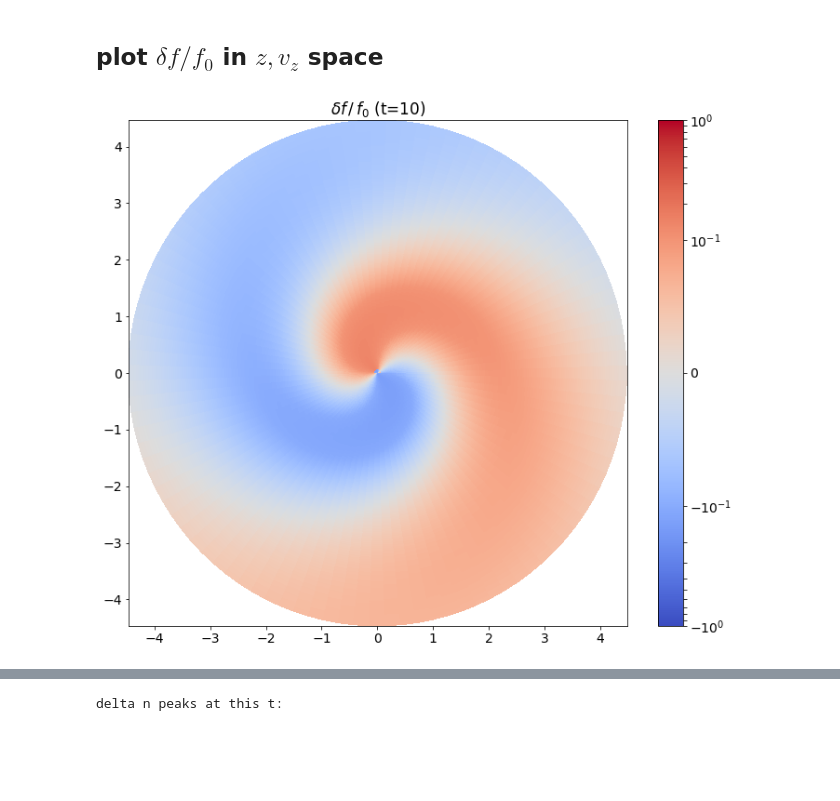
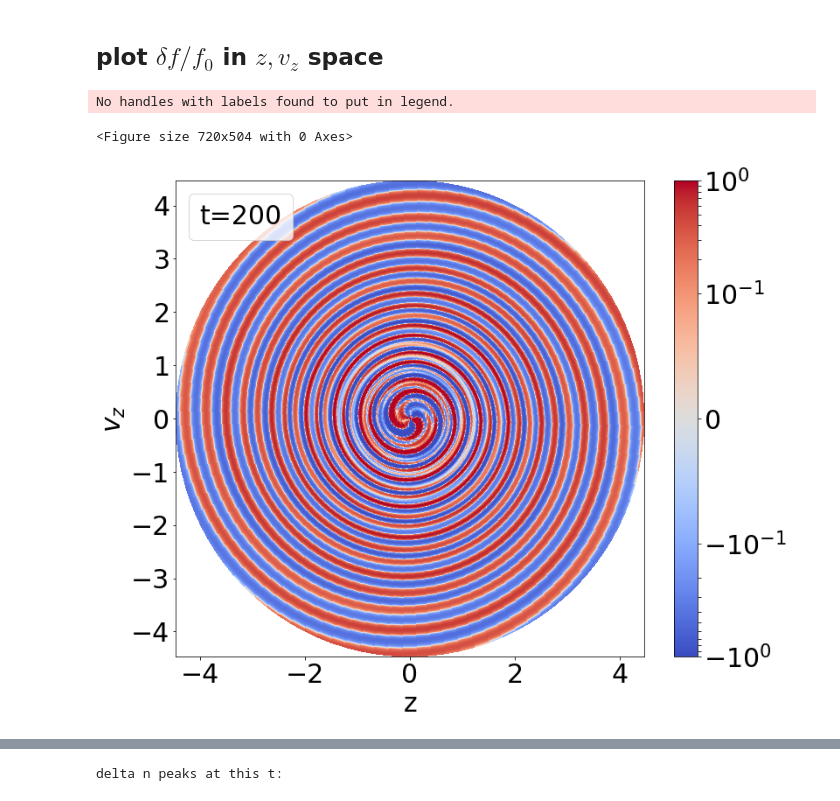
Before and after one commit to Jupiter1994/plasma-echo, a Jupyter notebook: Galactic Phase Mixing and Echo.ipynb, the cells around one changed output, grey strips where cells are left out. Cells and saved outputs as stored; diff of their text form; code cells hidden in the pictures; blank space fills up the shorter version.

Commit message:
made gal echo plots for thesis

```diff
--- a/Galactic Phase Mixing and Echo.ipynb
+++ b/Galactic Phase Mixing and Echo.ipynb
@@ -457,26 +457,35 @@ x_vals, y_vals = pol2cart_meshgrid(thetas, Js)
 # %% [markdown]
 ## plot $\delta f/f_0$ in $z,v_z$ space
 # %%
-## one snapshot of phase space for 2nd-order solution
-t_temp=10
-vlimit = 1
+## plot the 2nd-order echo component at 1 timepoint
+plt.rcParams.update({'font.size':30})
 
+plt.clf()
+fig, ax = plt.subplots(1,1,figsize=(12,10))
+
+t_temp=200
 Z = deltaf_over_f0(thetas, Js, t_temp, t1=t1, t2=t2, n1=n1, n2=n2, A1=A1, A2=A2)
 
-fig, ax = plt.subplots(1, 1, figsize=(12,10))
-
+vlimit=1
 im = ax.pcolormesh(x_vals, y_vals, Z,
                    norm=colors.SymLogNorm(linthresh=1e-1, linscale=1,base=10,
                                           vmin=-vlimit, vmax=vlimit),\
                        cmap=cm.coolwarm,
                    shading='auto')
 cbar = fig.colorbar(im, ax=ax)
 
-ax.set_title('$\delta f \, / \, f_0$ (t=' + str(t_temp) + ')')
+ax.set_xlabel(r"z")
+ax.set_ylabel(r"$v_z$")
+# ax.set_title('$\delta f \, / \, f_0$ (t=' + str(t_temp) + ')')
+ax.legend(title=f"t={t_temp}", loc='upper left', labelspacing=0.)
+
+plt.savefig(f'Galactic echo/Gal_echo_t={t_temp}.png')
 
 plt.show()
 # %% [output]
+No handles with labels found to put in legend.
+<Figure size 720x504 with 0 Axes>
-[figure, old version]
+[figure, new version]
 # %%
 ## deltaf/f_0 plotted in J/theta coords
 
```
Also changed, not shown: parts of 3 cells of this notebook.
